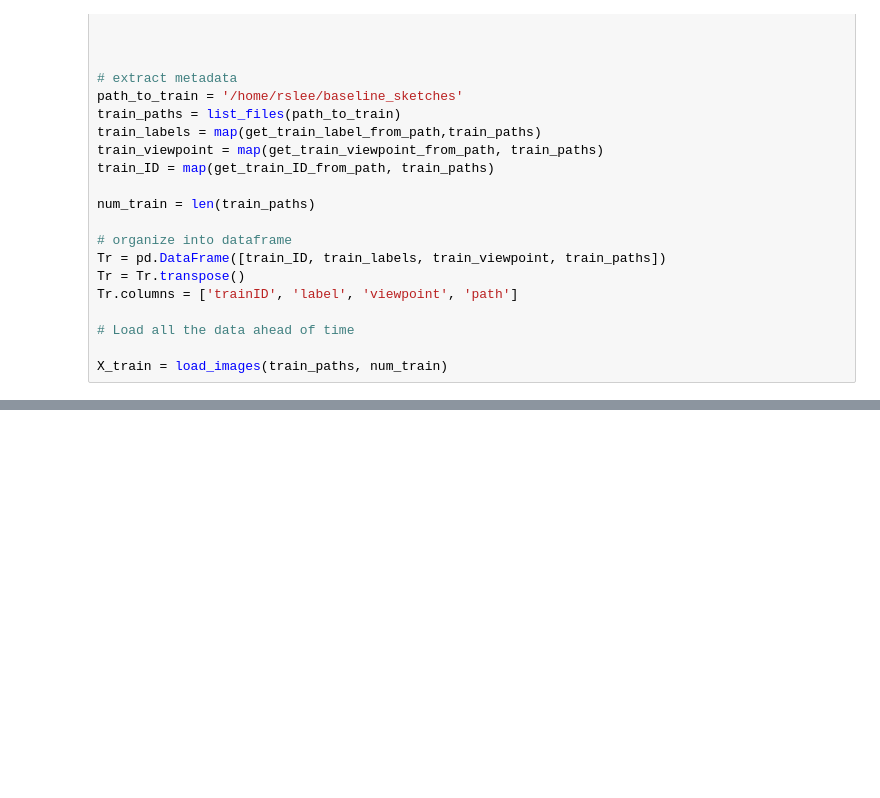
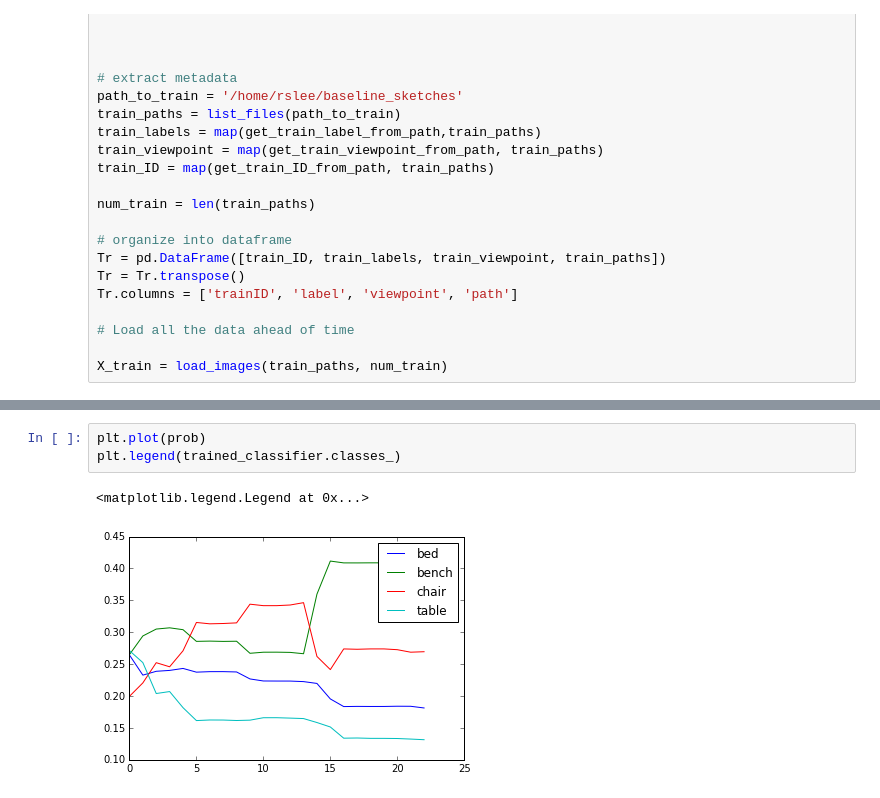
Before and after one commit to judithfan/sketchfeat, a Jupyter notebook: Sketch progression Analysis.ipynb, the cells around one changed output, grey strips where cells are left out. Drawn from its saved outputs; the diff is of its cells as text; blank space fills up the shorter version.

```diff
--- a/Sketch progression Analysis.ipynb
+++ b/Sketch progression Analysis.ipynb
@@ -122,0 +144,6 @@ score = logreg.fit(X_train, y_train).score(X_test, y_test)
+# %%
+plt.plot(prob)
+plt.legend(trained_classifier.classes_)
+# %% [output]
+<matplotlib.legend.Legend at 0x...>
+[figure, added]
```
Also changed, not shown: parts of 13 cells of this notebook.
